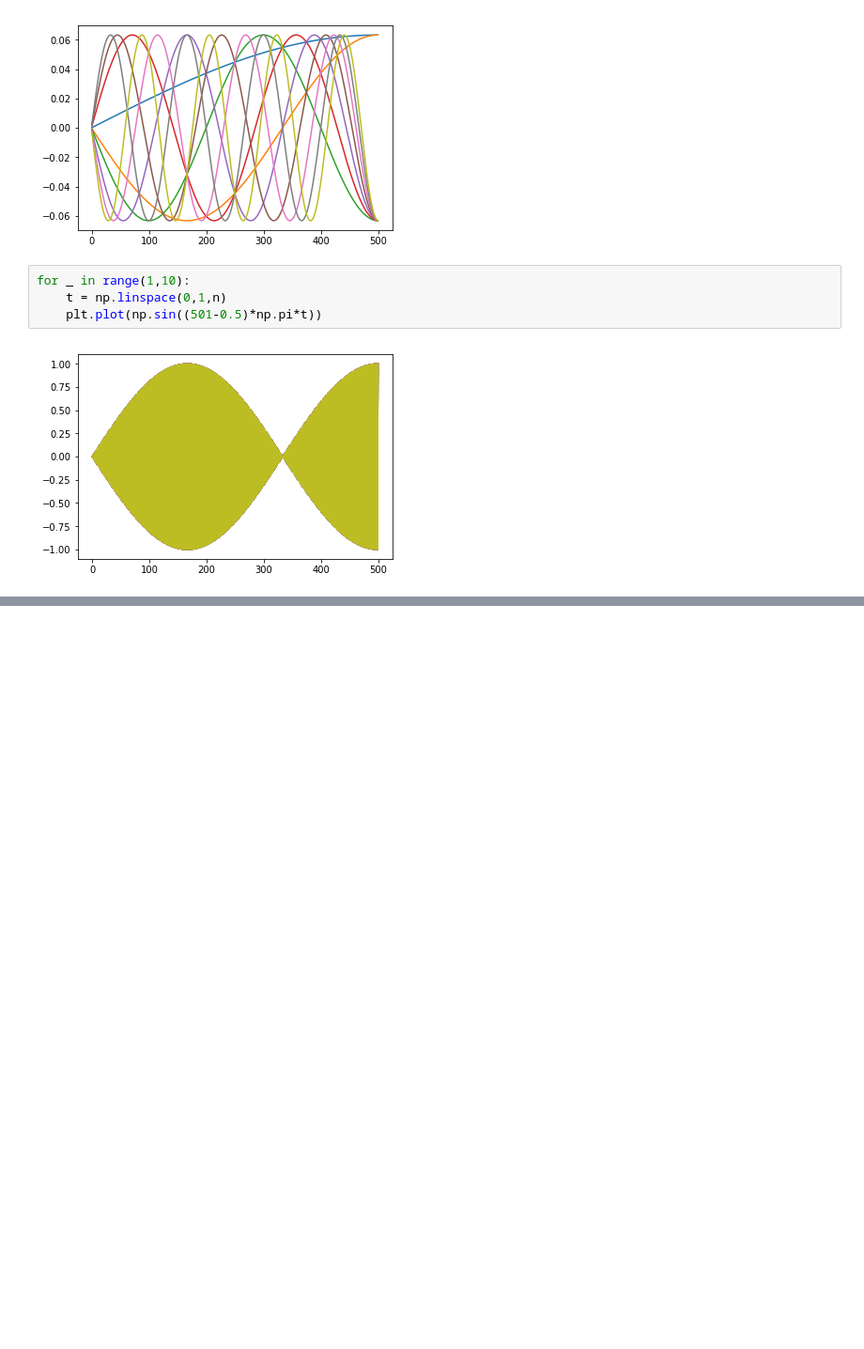
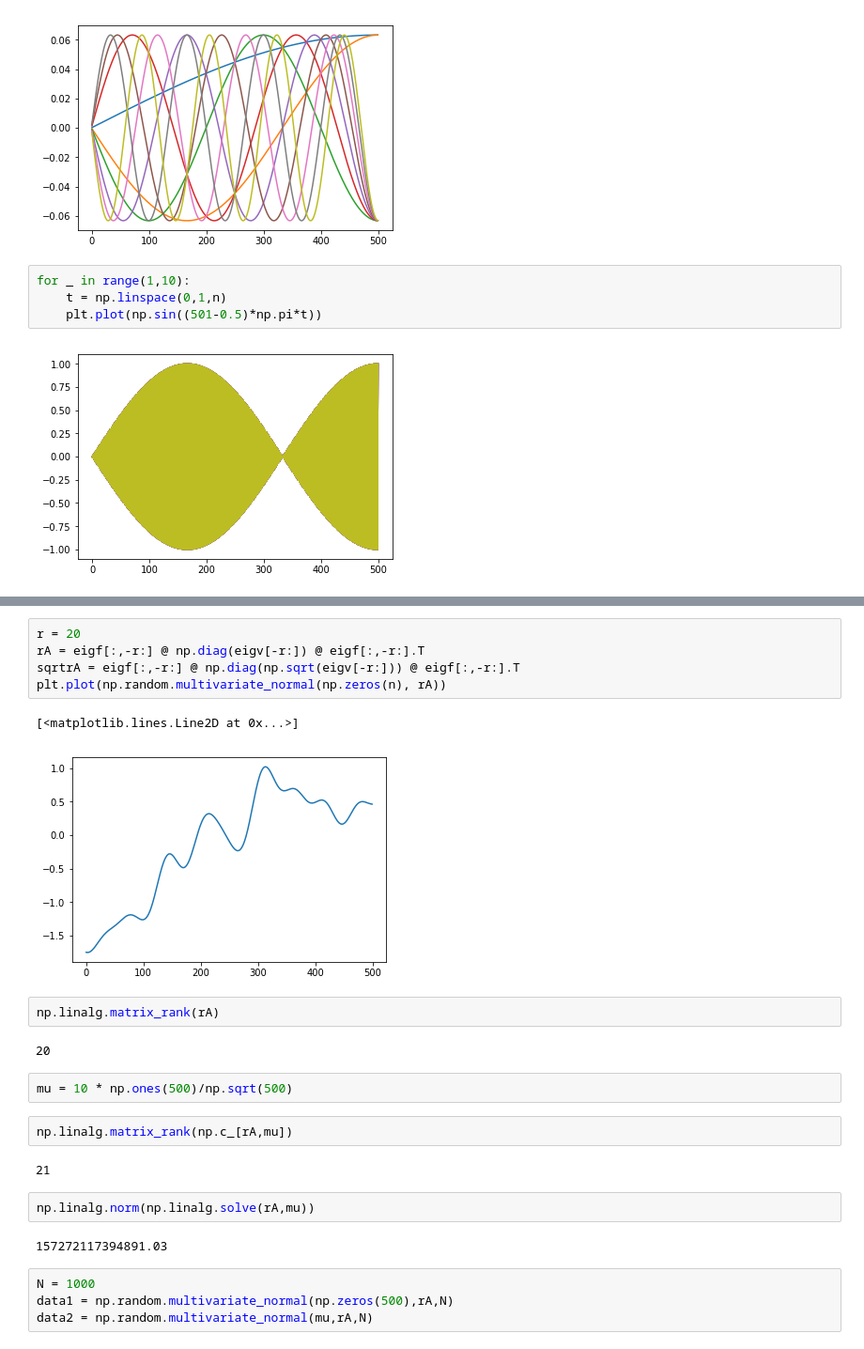
Before and after one commit to WilliamBo/MasterProject, a Jupyter notebook: Master Project/Code/IAF.ipynb, the cells around one changed output, grey strips where cells are left out. Shown: that part at 94% size. Cells and saved outputs as stored; diff of their text form; blank space fills up the shorter version.

```diff
--- a/Master Project/Code/IAF.ipynb
+++ b/Master Project/Code/IAF.ipynb
@@ -276,0 +313,26 @@ for _ in range(1,10):
+# %%
+r = 20
+rA = eigf[:,-r:] @ np.diag(eigv[-r:]) @ eigf[:,-r:].T
+sqrtrA = eigf[:,-r:] @ np.diag(np.sqrt(eigv[-r:])) @ eigf[:,-r:].T
+plt.plot(np.random.multivariate_normal(np.zeros(n), rA))
+# %% [output]
+[<matplotlib.lines.Line2D at 0x...>]
+[figure, added]
+# %%
+np.linalg.matrix_rank(rA)
+# %% [output]
+20
+# %%
+mu = 10 * np.ones(500)/np.sqrt(500)
+# %%
+np.linalg.matrix_rank(np.c_[rA,mu])
+# %% [output]
+21
+# %%
+np.linalg.norm(np.linalg.solve(rA,mu))
+# %% [output]
+157272117394891.03
+# %%
+N = 1000
+data1 = np.random.multivariate_normal(np.zeros(500),rA,N)
+data2 = np.random.multivariate_normal(mu,rA,N)
```
Also changed, not shown: parts of 35 cells of this notebook, 7 other files.
